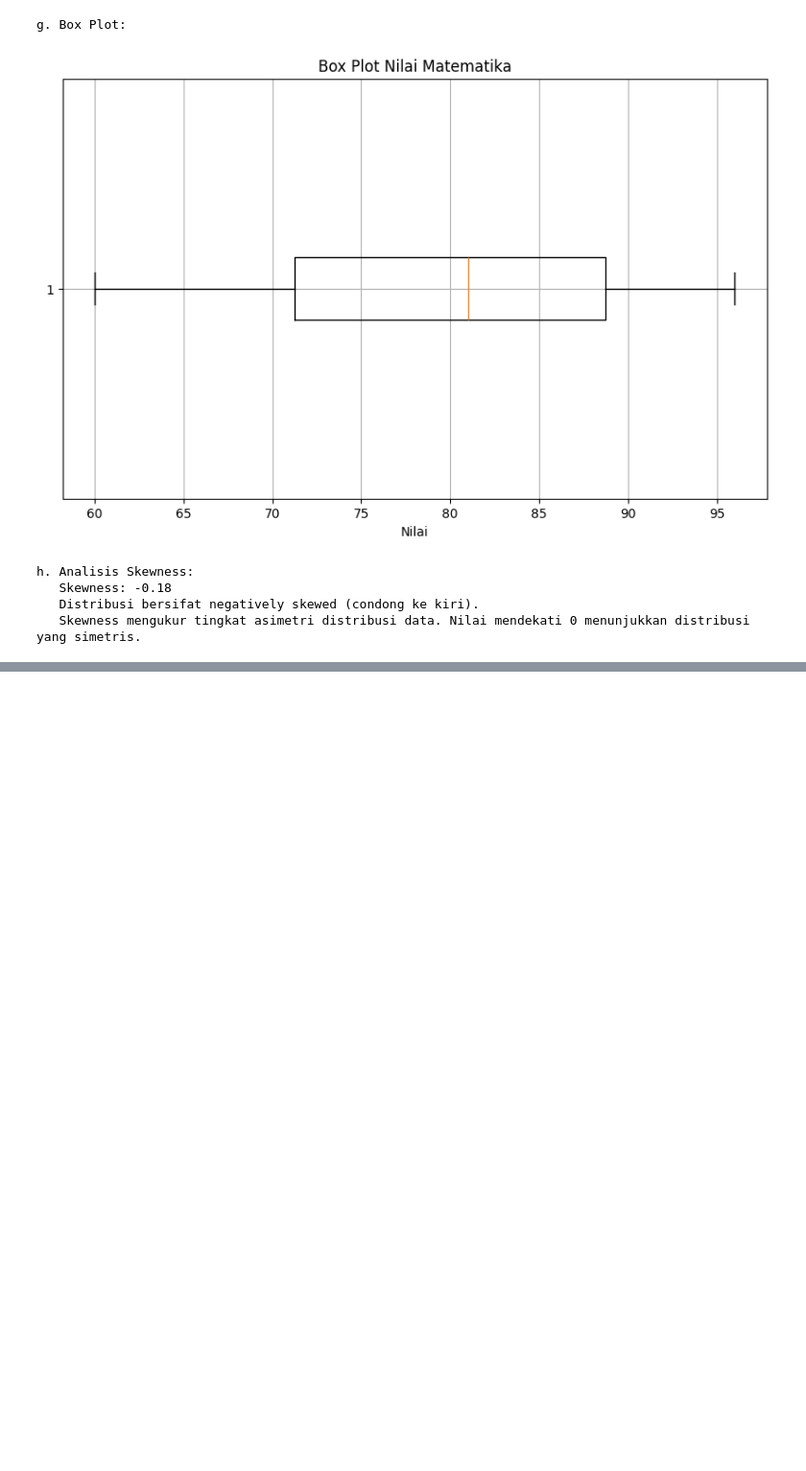
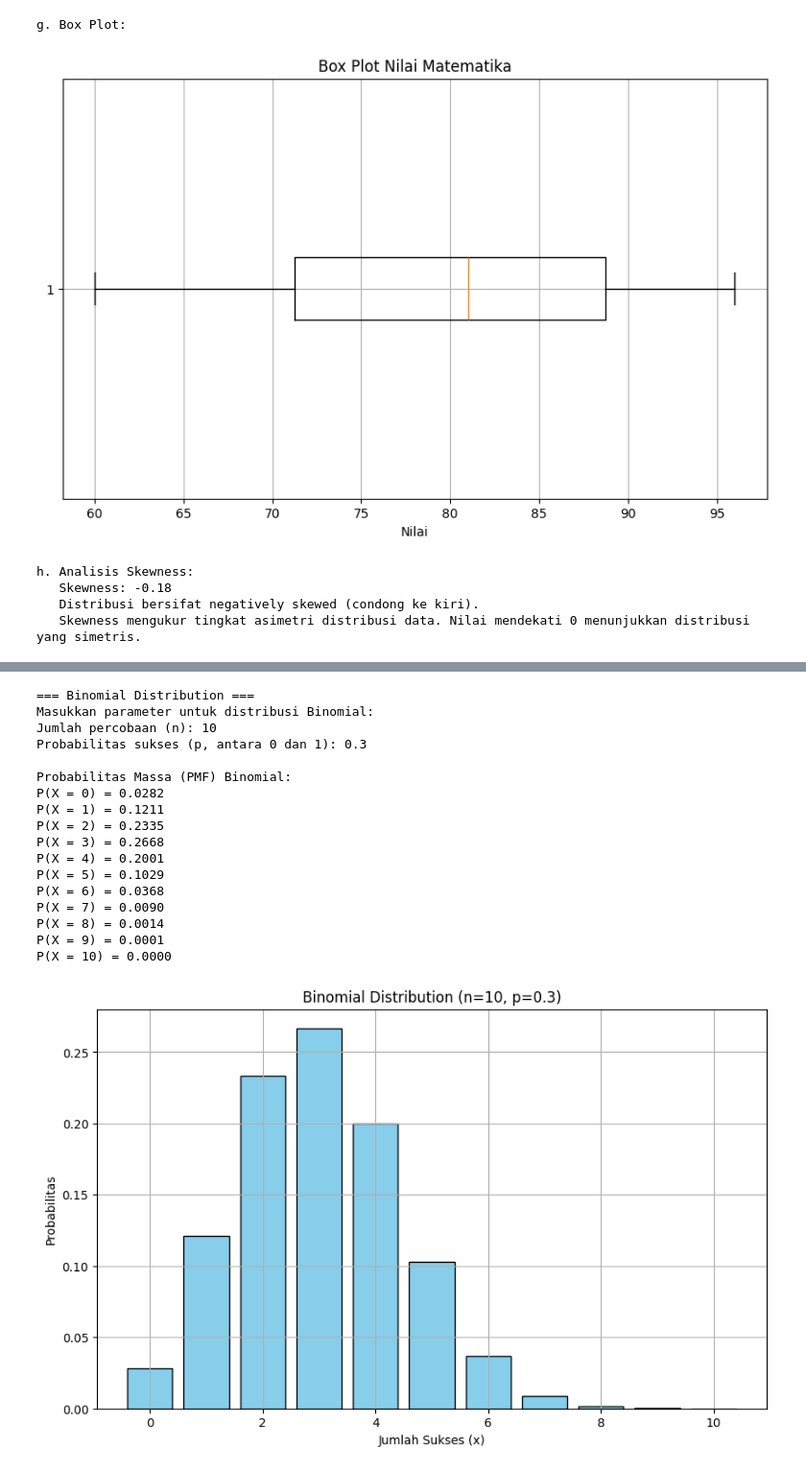
Before and after one commit to signofcommunication/Statistic-Probality, a Jupyter notebook: Statistika_&_Probalitas.ipynb, the cells around one changed output, grey strips where cells are left out. Shown at 96% size. Drawn from its saved outputs; the diff is of its cells as text; code cells hidden in the pictures; blank space fills up the shorter version.

```diff
--- a/Statistika_&_Probalitas.ipynb
+++ b/Statistika_&_Probalitas.ipynb
@@ -124,0 +226,79 @@ h. Analisis Skewness:
+# %%
+def plot_distribution(x, pmf, title, xlabel):
+    plt.figure(figsize=(10, 6))
+    plt.bar(x, pmf, color='skyblue', edgecolor='black')
+    plt.title(title)
+    plt.xlabel(xlabel)
+    plt.ylabel('Probabilitas')
+    plt.grid(True)
+    plt.show()
+
+# Binomial Distribution
+print("=== Binomial Distribution ===")
+print("Masukkan parameter untuk distribusi Binomial:")
+try:
+    n = int(input("Jumlah percobaan (n): "))  # Jumlah percobaan
+    p = float(input("Probabilitas sukses (p, antara 0 dan 1): "))  # Probabilitas sukses
+    if not (0 <= p <= 1):
+        raise ValueError("Probabilitas p harus antara 0 dan 1!")
+    if n < 0:
+        raise ValueError("Jumlah percobaan n harus non-negatif!")
+
+    # Rentang nilai x (0 sampai n)
+    x_binom = np.arange(0, n + 1)
+    # Probabilitas massa (PMF) untuk setiap x
+    binom_pmf = binom.pmf(x_binom, n, p)
+
+    # Output hasil
+    print("\nProbabilitas Massa (PMF) Binomial:")
+    for x, prob in zip(x_binom, binom_pmf):
+        print(f"P(X = {x}) = {prob:.4f}")
+
+    # Plot distribusi binomial
+    plot_distribution(x_binom, binom_pmf, f'Binomial Distribution (n={n}, p={p})', 'Jumlah Sukses (x)')
+except ValueError as e:
+    print(f"Error: {e}")
+    exit()
+
+# Poisson Distribution
+print("\n=== Poisson Distribution ===")
+print("Masukkan parameter untuk distribusi Poisson:")
+try:
+    lambda_poisson = float(input("Rata-rata kejadian (λ): "))  # Rata-rata kejadian per interval
+    if lambda_poisson < 0:
+        raise ValueError("Lambda (λ) harus non-negatif!")
+
+    # Rentang nilai x (0 sampai batas praktis, misalnya 3λ atau lebih)
+    x_poisson = np.arange(0, int(lambda_poisson * 3) + 1)
+    # Probabilitas massa (PMF) untuk setiap x
+    poisson_pmf = poisson.pmf(x_poisson, lambda_poisson)
+
+    # Output hasil
+    print("\nProbabilitas Massa (PMF) Poisson:")
+    for x, prob in zip(x_poisson, poisson_pmf):
+        print(f"P(X = {x}) = {prob:.4f}")
+
+    # Plot distribusi Poisson
+    plot_distribution(x_poisson, poisson_pmf, f'Poisson Distribution (λ={lambda_poisson})', 'Jumlah Kejadian (x)')
+except ValueError as e:
+    print(f"Error: {e}")
+    exit()
+# %% [output]
+=== Binomial Distribution ===
+Masukkan parameter untuk distribusi Binomial:
+Jumlah percobaan (n): 10
+Probabilitas sukses (p, antara 0 dan 1): 0.3
+
+Probabilitas Massa (PMF) Binomial:
+P(X = 0) = 0.0282
+P(X = 1) = 0.1211
+P(X = 2) = 0.2335
+P(X = 3) = 0.2668
+P(X = 4) = 0.2001
+P(X = 5) = 0.1029
+P(X = 6) = 0.0368
+P(X = 7) = 0.0090
+P(X = 8) = 0.0014
+P(X = 9) = 0.0001
+P(X = 10) = 0.0000
+[figure, added]
```
Also changed, not shown: parts of 7 cells of this notebook.
